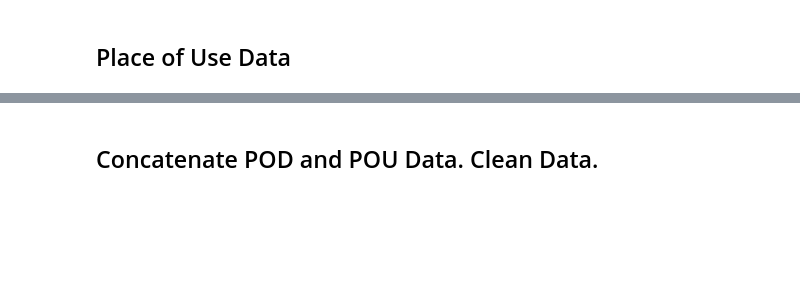
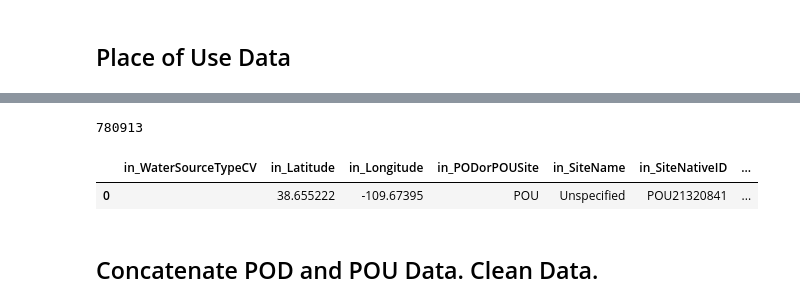
Before and after one commit to WSWCWaterDataExchange/MappingStatesDataToWaDE2.0, a Jupyter notebook: Utah/WaterAllocation/0_PreProcessUtahAllocationData.ipynb, the cells around one changed output, grey strips where cells are left out. Cells and saved outputs as stored; diff of their text form; code cells hidden in the pictures; blank space fills up the shorter version.

```diff
--- a/Utah/WaterAllocation/0_PreProcessUtahAllocationData.ipynb
+++ b/Utah/WaterAllocation/0_PreProcessUtahAllocationData.ipynb
@@ -121,11 +147,3 @@ dfPOUin.head(1)
-# %%
-# Merging dataframes into one, using left-join.
-dfPOUin = pd.merge(dfPOUin, dfWMain[['WRNUM', 'DATE_FILED', 'DATE_TERMINATED', 'IRRIGATION_DEPLETION']], on='WRNUM', how='left')
-dfPOUin = pd.merge(dfPOUin, dfIrrin[['WRNUM', 'USE_END_DATE', 'USE_BEG_DATE']], on='WRNUM', how='left')
-dfPOUin = pd.merge(dfPOUin, dfMunin[['WRNUM', 'MUNICIPALITY']], on='WRNUM', how='left')
-dfPOUin = pd.merge(dfPOUin, dfPowin[['WRNUM', 'POWER_CAPACITY']], on='WRNUM', how='left')
-print(len(dfPOUin))
-dfPOUin.head(1)
 # %%
 def fixNativeID(valA):
     outString = str(valA).strip()
@@ -141,37 +163,36 @@ dfPOUin.head(1)
 # %%
 # Creating the output Dataframe for POUs.
 
 dfPOU = pd.DataFrame(index=dfPOUin.index)
 
 # Water Source
 dfPOU["in_WaterSourceTypeCV"] = ""
 
 # Site
 dfPOU["in_Latitude"] = dfPOUin['Latitude']
 dfPOU["in_Longitude"] = dfPOUin['Longitude']
 dfPOU["in_PODorPOUSite"] = "POU"
 dfPOU["in_SiteName"] = "Unspecified"
 dfPOU["in_SiteNativeID"] = "POU" + dfPOUin['RECORD_ID'].astype(str)
 dfPOU["in_SiteTypeCV"] = ""
 
 # Allocation
-dfPOU['in_AllocationApplicationDate'] = ""
-dfPOU['in_AllocationCommunityWaterSupplySystem'] = ""
-dfPOU["in_AllocationCropDutyAmount"] = ""
-dfPOU["in_AllocationExpirationDate"] = ""
 dfPOU["in_AllocationFlow_CFS"] = dfPOUin['in_AllocationFlow_CFS'].astype(float)  # from POD data
+dfPOU["in_AllocationVolume_AF"] = dfPOUin['in_AllocationVolume_AF'].astype(float)
 dfPOU['in_AllocationLegalStatusCV'] = ""
 dfPOU["in_AllocationNativeID"] = dfPOUin['WRNUM'].str.strip()
 dfPOU['in_AllocationOwner'] = dfPOUin['in_AllocationOwner']  # from POD data
 dfPOU['in_AllocationPriorityDate'] = dfPOUin['in_AllocationPriorityDate']  # from POD data
 dfPOU["in_BeneficialUseCategory"] = dfPOUin['in_BeneficialUseCategory']  # from POD data
 dfPOU["in_IrrigatedAcreage"] = dfPOUin['ACRES'].astype(float)
-dfPOU['USE_BEG_DATE'] = ""
-dfPOU['USE_END_DATE'] = ""
 
 dfPOU = dfPOU.drop_duplicates().reset_index(drop=True)
 print(len(dfPOUin))
 dfPOU.head(1)
+# %% [output]
+780913
+|  | in_WaterSourceTypeCV | in_Latitude | in_Longitude | in_PODorPOUSite | in_SiteName | in_SiteNativeID | ... |
+| 0 |  | 38.655222 | -109.67395 | POU | Unspecified | POU21320841 | ... |
 # %% [markdown]
 ## Concatenate POD and POU Data.  Clean Data.
 # %%
```
Also changed, not shown: parts of 23 cells of this notebook, 3 other files.
